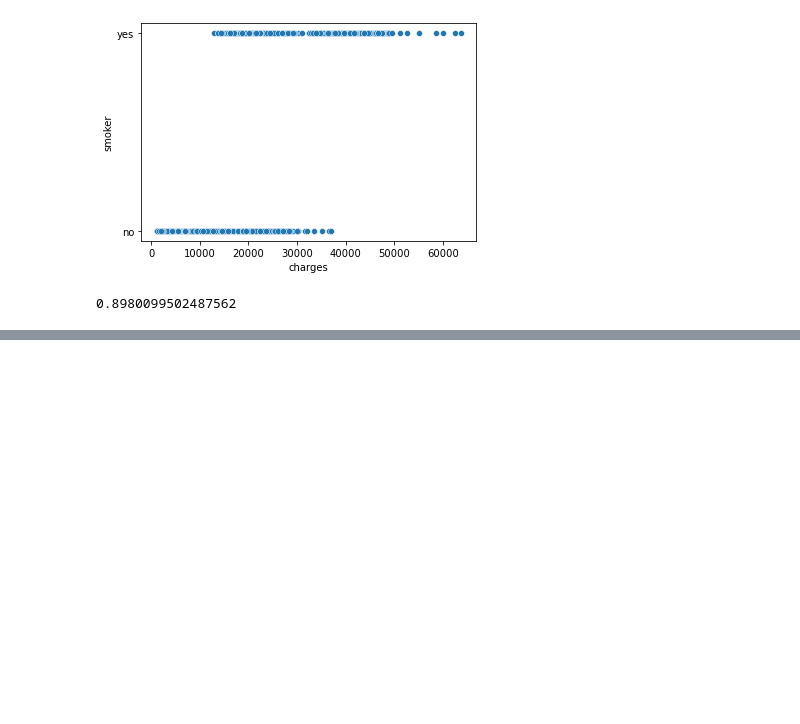
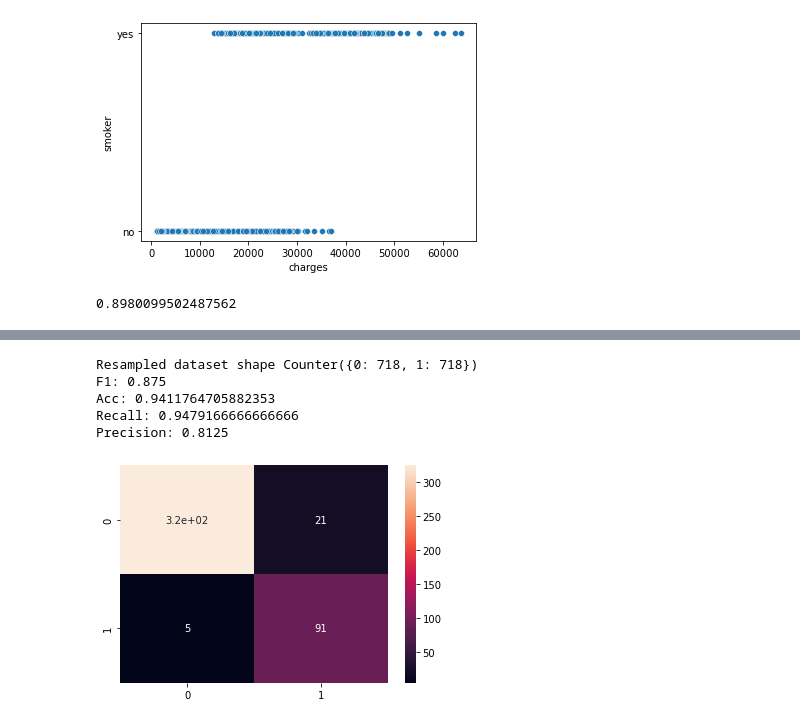
Before and after one commit to rodsunio/DATA3450-Project, a Jupyter notebook: start.ipynb, the cells around one changed output, grey strips where cells are left out. Saved outputs shown, nothing was run; the diff lists cells and outputs as text; code cells hidden in the pictures; blank space fills up the shorter version.

```diff
--- a/start.ipynb
+++ b/start.ipynb
@@ -279,0 +374,40 @@ Precision: 0.7480314960629921
+# %%
+sampler = SMOTE(n_jobs=-1)
+
+#Split Data x/y
+y6 = np.array(df2["smoker_yes"]).reshape(-1,1)
+x6 = np.array(df2.drop(columns={"smoker_yes"}))
+
+X_train6, X_test6, y_train6, y_test6 = train_test_split(x6, y6, test_size=0.33)
+
+#Look at relative imbalance after split
+X_train6Samp, y_train6Samp = sampler.fit_resample(X_train6, y_train6)
+print('Resampled dataset shape %s' % Counter(y_train6Samp))
+
+#Normalize data
+#scaler = MinMaxScaler()
+scaler = StandardScaler()
+X_train6_norm = scaler.fit_transform(X_train6Samp)
+X_test6_norm = scaler.transform(X_test6)
+
+#Train model
+model6 = LogisticRegression(n_jobs=-1).fit(X_train6_norm,y_train6Samp.ravel())
+#Make predictions
+preds6 = model6.predict(X_test6_norm)
+
+#Generate 1/0 results and show results
+labels6 = binarize(np.array(preds6).reshape(-1,1), threshold=.5)
+conf_matrix6 = confusion_matrix(y_test6,labels6)
+sns.heatmap(conf_matrix6, annot=True)
+
+print("F1:",f1_score(y_test6, labels6))
+print("Acc:",accuracy_score(y_test6, labels6))
+print("Recall:",recall_score(y_test6, labels6))
+print("Precision:",precision_score(y_test6, labels6))
+# %% [output]
+Resampled dataset shape Counter({0: 718, 1: 718})
+F1: 0.875
+Acc: 0.9411764705882353
+Recall: 0.9479166666666666
+Precision: 0.8125
+[figure, added]
```
Also changed, not shown: parts of 16 cells of this notebook.
